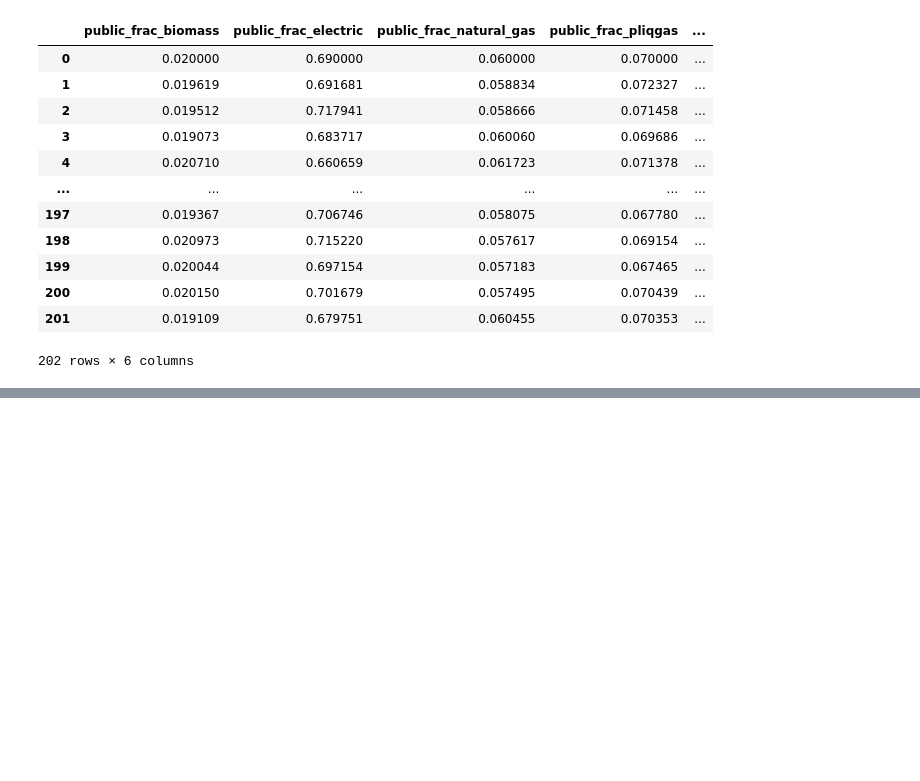
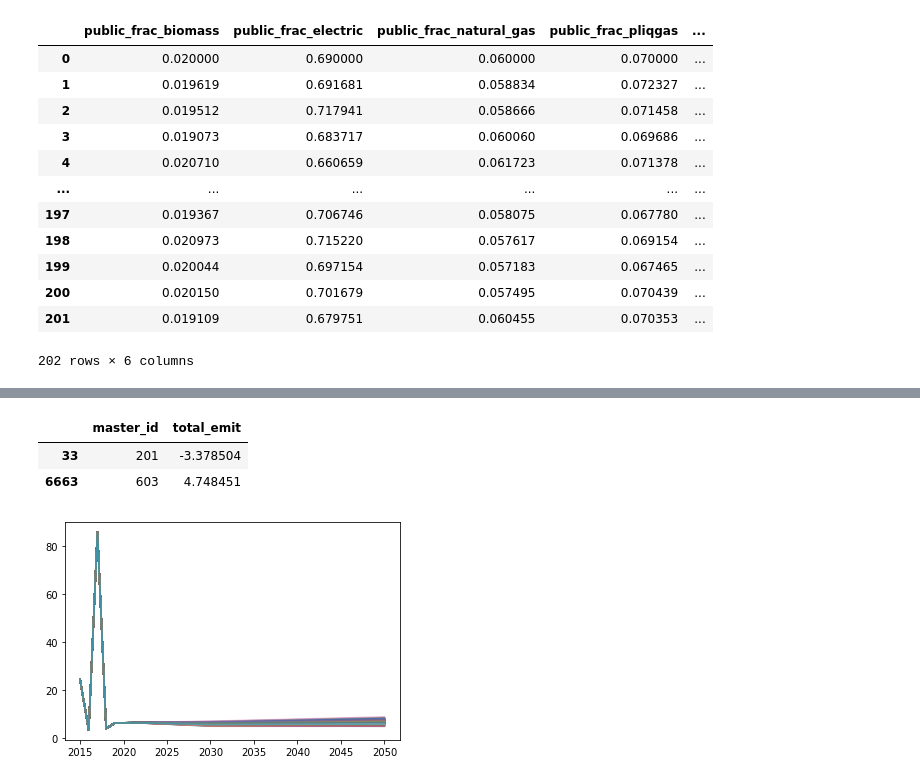
Before and after one commit to emolinaperez/MultiSector_LTS_Chile, a Jupyter notebook: python/integrate_pmr.ipynb, the cells around one changed output, grey strips where cells are left out. Cells and saved outputs as stored; diff of their text form; code cells hidden in the pictures; blank space fills up the shorter version.

```diff
--- a/python/integrate_pmr.ipynb
+++ b/python/integrate_pmr.ipynb
@@ -609,6 +652,7 @@ for ti in tuples_id_ptas:
     #ranges and scalar vector
     vec_ranges = np.array(params_tmp["range"])
     vec_scale = vec_ranges*np.array(params_tmp["2050"])
+    vec_unc_delta = vec_scale - np.array(params_tmp["2050"])
     #rang values to use to overwrite scaled
     w_const = np.where(np.array(params_tmp["parameter_constant_q"]) == 1)[0].astype(int)
     v_r_inds = vec_ranges[w_const]
@@ -993,0 +1136,8 @@ df_prim[[x for x in df_prim.columns if "_frac_" in x]]
+# %%
+df_out_py = pd.read_csv(sr.fp_csv_output_multi_sector)
+df_out_an = pd.read_csv(sr.fp_csv_output_multi_sector_analytica)
+df_out_pmr = pd.read_csv(sr.fp_csv_output_multi_sector_pmr)
+df_am = pd.read_csv(sr.fp_csv_attribute_master)
+df_ed = pd.read_csv(sr.fp_csv_experimental_design_msec)
+df_out_check = pd.merge(df_out_py, df_out_an, how = "inner", on = ["master_id", "year"])
+df_out_check = pd.merge(df_out_check, df_out_pmr, how = "inner", on = ["master_id", "year"])
@@ -993,0 +1148,7 @@ df_prim[[x for x in df_prim.columns if "_frac_" in x]]
+# %%
+df_out_check[(df_out_check["year"] == 2050) & (df_out_check["master_id"].isin([3, 9]))][["master_id"] + fields_tot]
+df_out_check[(df_out_check["year"] == 2050) & (df_out_check["master_id"].isin([201, 603]))][["master_id"] + ["total_emit"]]
+# %% [output]
+|  | master_id | total_emit |
+| 33 | 201 | -3.378504 |
+| 6663 | 603 | 4.748451 |
@@ -993,0 +1169,17 @@ df_prim[[x for x in df_prim.columns if "_frac_" in x]]
+# %%
+keep_masters = list(df_am[(df_am["strategy_id"] == 1) & (df_am["time_series_id"] == 0)]["master_id"].unique())
+
+df_tmp = df_out_an[["master_id", "year", "fo-aov-incendios-mtco2e"]].copy().sort_values(by = ["master_id", "year"]).reset_index(drop = True)
+dict_avgs = {}
+for m_id in keep_masters:
+    dict_avgs.update({})
+    df_t = df_tmp[df_tmp["master_id"] == m_id]
+
+    x = np.array(df_t["year"])
+    y = np.array(df_t["fo-aov-incendios-mtco2e"])
+
+    plt.plot(x, y, alpha = 0.5)
+
+plt.show()
+# %% [output]
+[figure, added]
```
Also changed, not shown: parts of 32 cells of this notebook, 54 other files.
